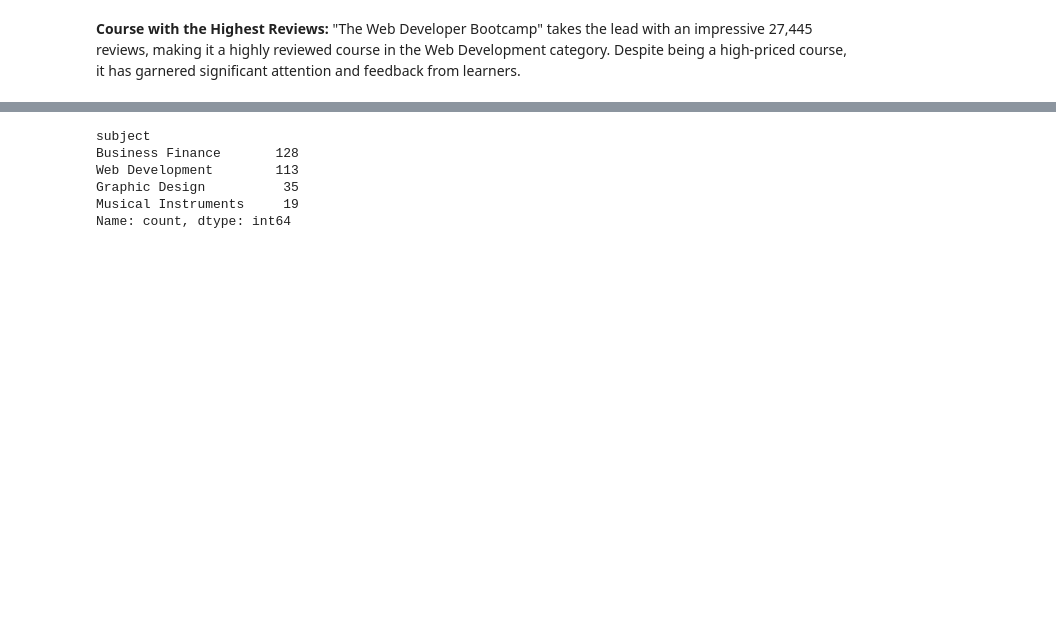
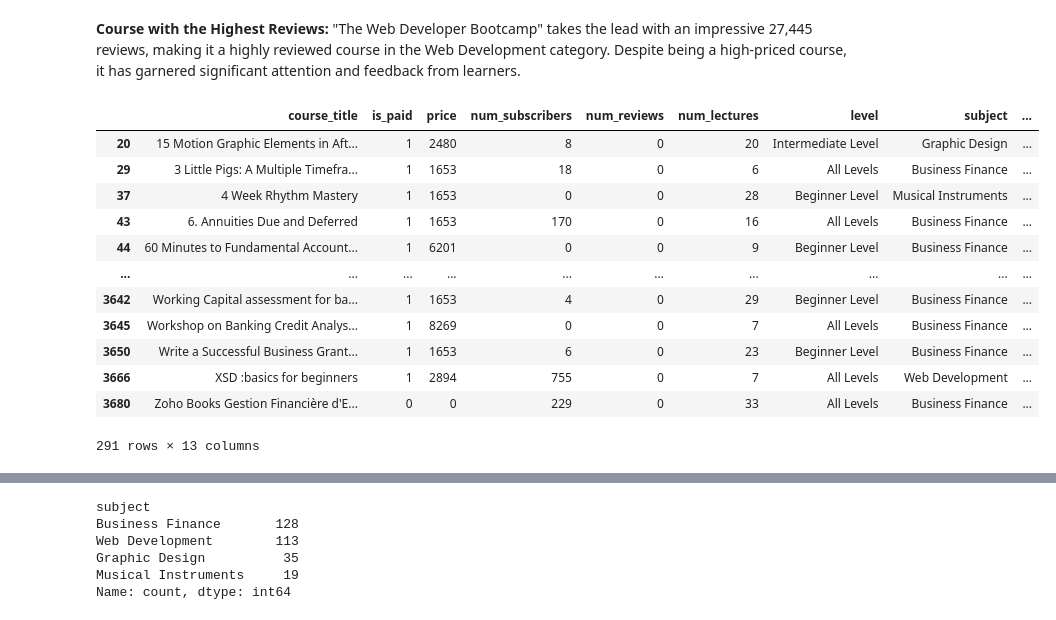
Before and after one commit to Chirag529/Udemy_Courses_Analysis, a Jupyter notebook: main.ipynb, the cells around one changed output, grey strips where cells are left out. Saved outputs shown, nothing was run; the diff lists cells and outputs as text; code cells hidden in the pictures; blank space fills up the shorter version.

```diff
--- a/main.ipynb
+++ b/main.ipynb
@@ -339,3 +343,22 @@ So, `Business Finance` , `Graphic Design` and `Musical Instruments` are the subj
 # %% [markdown]
 **Course with the Highest Reviews:**
 "The Web Developer Bootcamp" takes the lead with an impressive 27,445 reviews, making it a highly reviewed course in the Web Development category. Despite being a high-priced course, it has garnered significant attention and feedback from learners.
+# %%
+# Let's find out course with minimum number of reviews and print the details.
+
+min_reviews = df["num_reviews"].min()
+df[df["num_reviews"] == min_reviews]
+# %% [output]
+|  | course_title | is_paid | price | num_subscribers | num_reviews | num_lectures | level | subject | ... |
+| 20 | 15 Motion Graphic Elements in Aft... | 1 | 2480 | 8 | 0 | 20 | Intermediate Level | Graphic Design | ... |
+| 29 | 3 Little Pigs: A Multiple Timefra... | 1 | 1653 | 18 | 0 | 6 | All Levels | Business Finance | ... |
+| 37 | 4 Week Rhythm Mastery | 1 | 1653 | 0 | 0 | 28 | Beginner Level | Musical Instruments | ... |
+| 43 | 6. Annuities Due and Deferred | 1 | 1653 | 170 | 0 | 16 | All Levels | Business Finance | ... |
+| 44 | 60 Minutes to Fundamental Account... | 1 | 6201 | 0 | 0 | 9 | Beginner Level | Business Finance | ... |
+| ... | ... | ... | ... | ... | ... | ... | ... | ... | ... |
+| 3642 | Working Capital assessment for ba... | 1 | 1653 | 4 | 0 | 29 | Beginner Level | Business Finance | ... |
+| 3645 | Workshop on Banking Credit Analys... | 1 | 8269 | 0 | 0 | 7 | All Levels | Business Finance | ... |
+| 3650 | Write a Successful Business Grant... | 1 | 1653 | 6 | 0 | 23 | Beginner Level | Business Finance | ... |
+| 3666 | XSD :basics for beginners | 1 | 2894 | 755 | 0 | 7 | All Levels | Web Development | ... |
+| 3680 | Zoho Books Gestion Financière d'E... | 0 | 0 | 229 | 0 | 33 | All Levels | Business Finance | ... |
+291 rows × 13 columns
```
Also changed, not shown: parts of 16 cells of this notebook, 1 other file.
